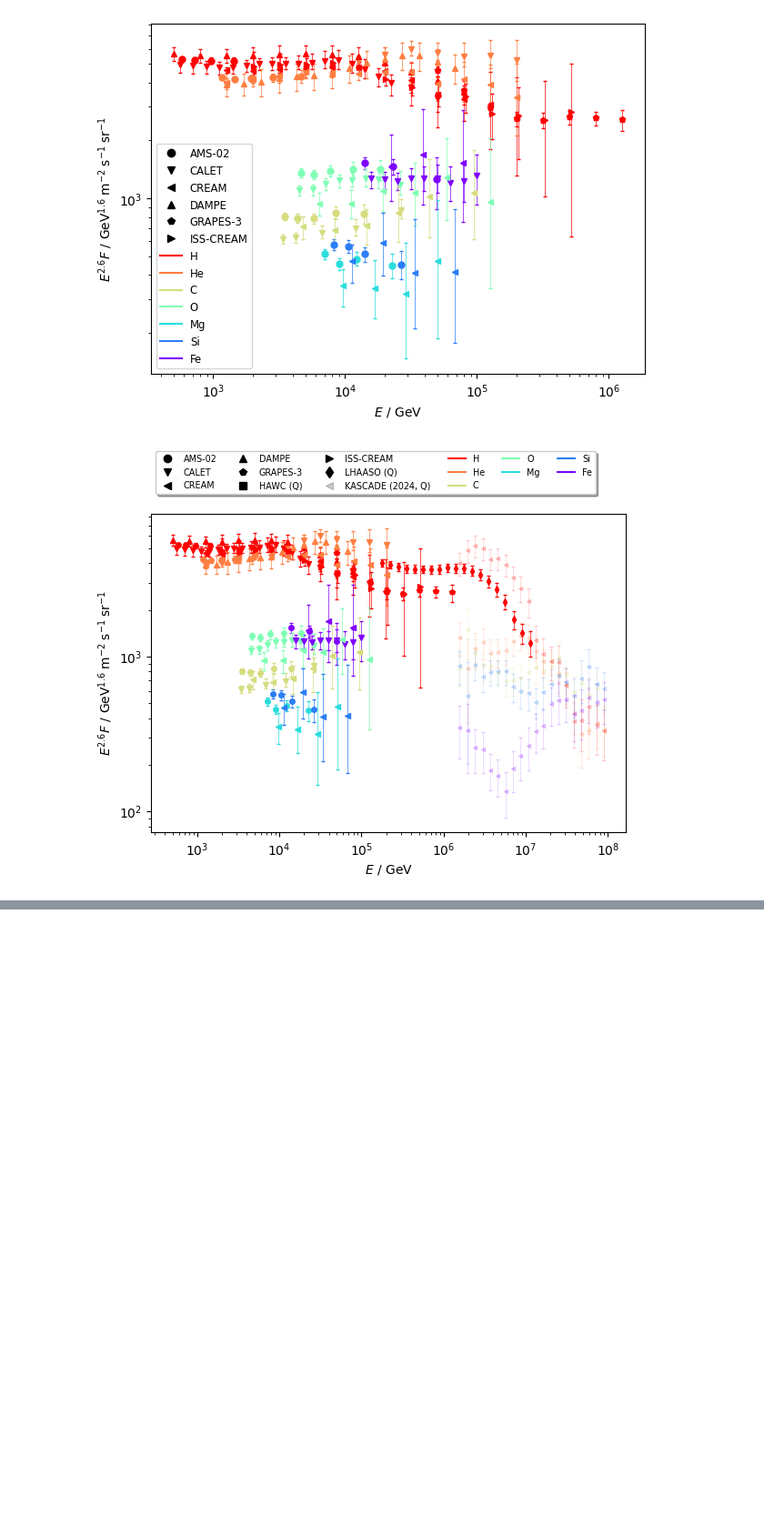
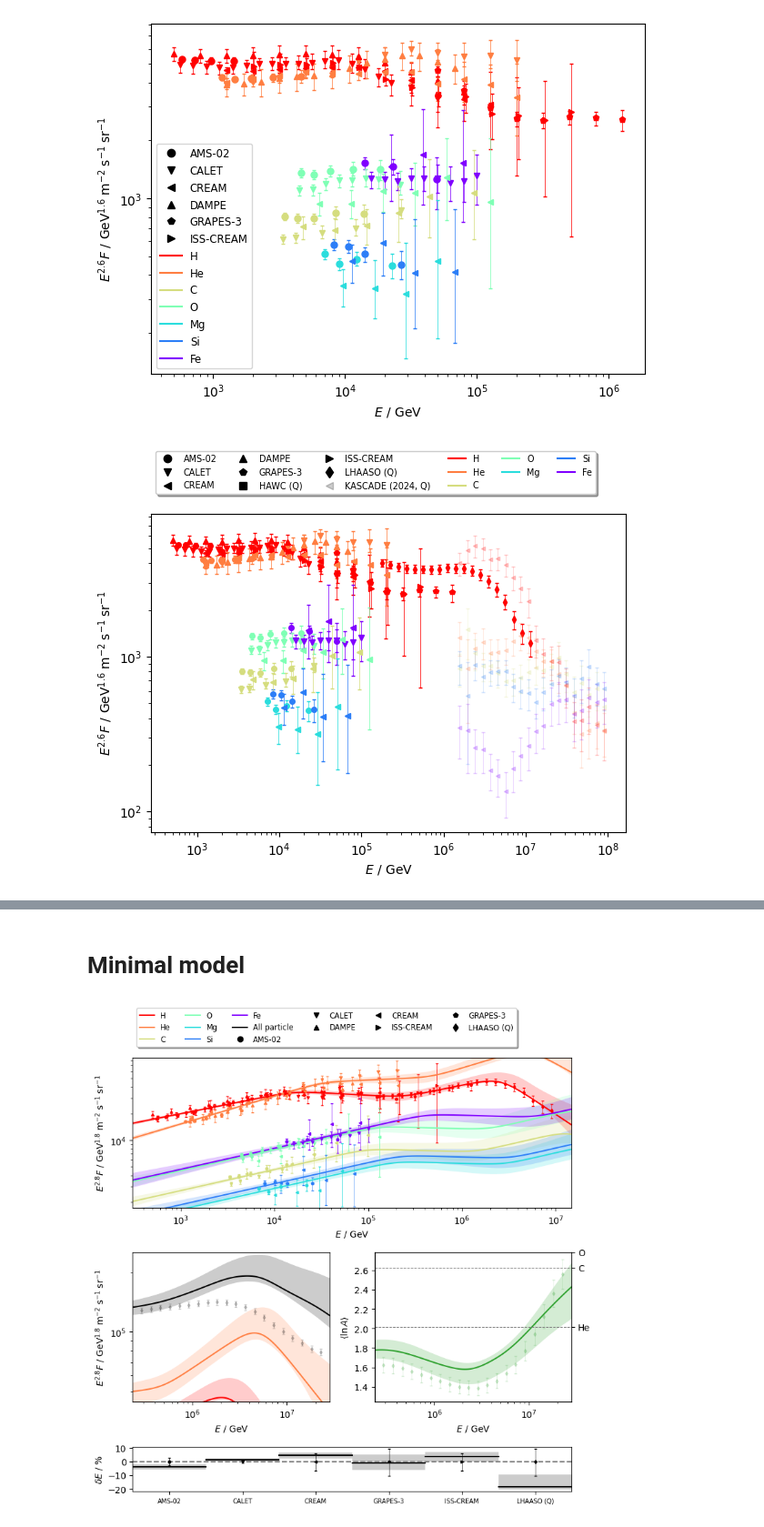
Before and after one commit to nj-vs-vh/EVA, a Jupyter notebook: icrc.ipynb, the cells around one changed output, grey strips where cells are left out. Shown at 91% size. Cells and saved outputs as stored; diff of their text form; code cells hidden in the pictures; blank space fills up the shorter version.

```diff
--- a/icrc.ipynb
+++ b/icrc.ipynb
@@ -245,0 +277,73 @@ plt.show()
+# %% [markdown]
+# Minimal model
+# %%
+FIT_DIR = Path("out/basic")
+
+fc = FitConfig.model_validate_json((FIT_DIR / "config-dump.json").read_text())
+theta_sample = np.loadtxt(FIT_DIR / "theta.txt")
+theta_best_fit = np.loadtxt(FIT_DIR / "posterior-ml.txt")
+
+ppc = plotting.PosteriorPlotConfig(
+    # contours=True,
+    # tricontourf_kwargs_override={"levels": 30},
+    band_cl=0.9,
+)
+
+fit_data_config = DataConfig(
+    experiments_elements=list(
+        experiments.DIRECT
+        + [
+            experiments.grapes,
+            experiments.lhaaso_qgsjet,
+        ]
+    ),
+    experiments_all_particle=[],
+    experiments_lnA=[],
+    elements=Element.regular(),
+)
+fit_data = Data.load(fit_data_config)
+
+validation_data_config = DataConfig(
+    experiments_elements=[],
+    experiments_all_particle=[experiments.lhaaso_qgsjet],
+    experiments_lnA=[experiments.lhaaso_qgsjet],
+    elements=[],
+).excluding(fit_data_config)
+val_data = Data.load(validation_data_config)
+
+fig, axes = plt.subplot_mosaic(
+    [
+        ["Elements", "Elements"],
+        ["All particle", "lnA"],
+        ["Shifts", "Shifts"],
+    ],
+    figsize=(8, 8),
+    height_ratios=[1, 1, 0.3],
+)
+
+fig = plotting.plot_everything(
+    plots_config=plotting.PlotsConfig(
+        validation_data_config=validation_data_config,
+        elements=plotting.PosteriorPlotConfig(
+            max_margin_around_data=0.1,
+        ),
+        all_particle=plotting.PosteriorPlotConfig(
+            max_margin_around_data=1.0,
+        ),
+        all_particle_elements_contribution=ppc,
+        lnA=ppc,
+        energy_shifts=ppc,
+    ),
+    theta_sample=theta_sample,
+    theta_bestfit=theta_best_fit,
+    model_config=fc.model,
+    spectra_scale=2.8,
+    fit_data=fit_data,
+    validation_data=val_data,
+    axes=axes,
+    legend_ncol=6,
+)
+
+fig.savefig("export/minimal-model.pdf")
+# %% [output]
+[figure, added]
```
Also changed, not shown: parts of 7 cells of this notebook, 9 other files.
